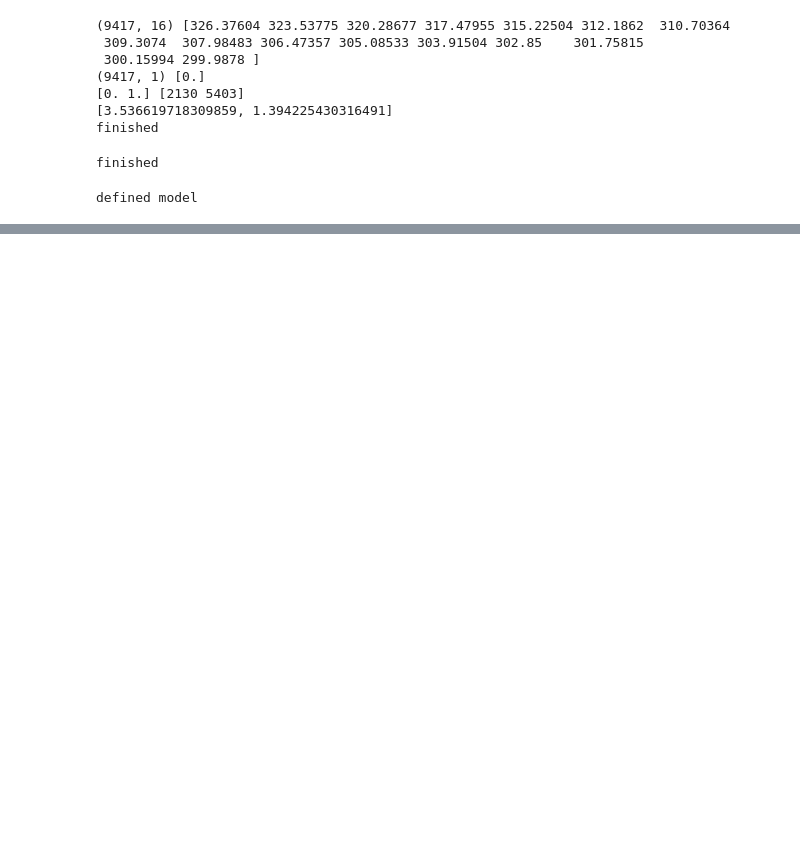
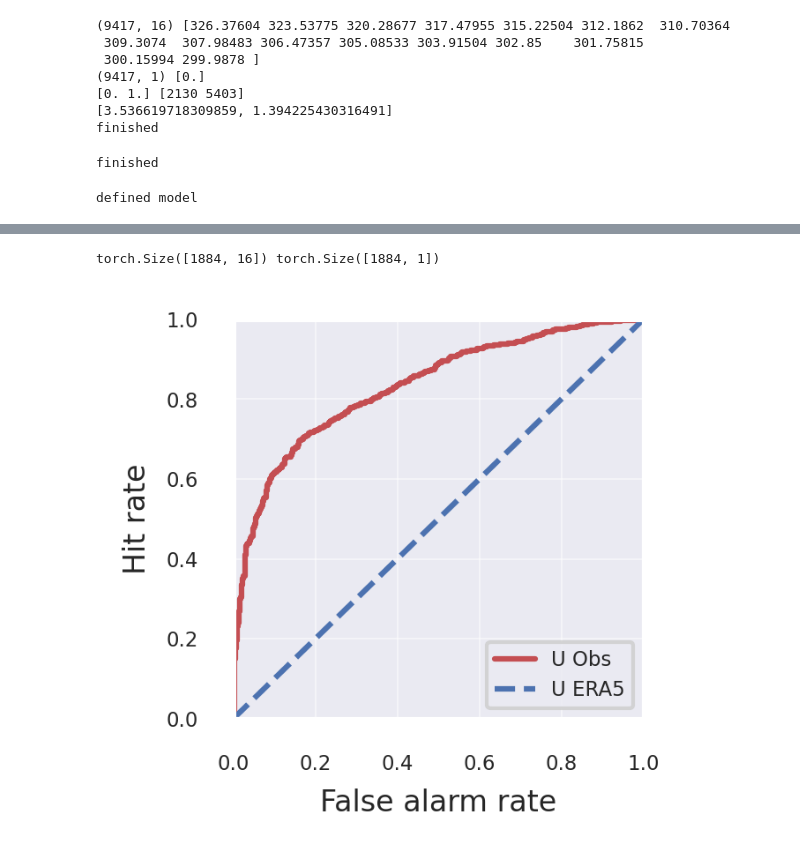
Before and after one commit to HuangJin-De/Machine-Learning-in-Atmospheric-Thermodynamics, a Jupyter notebook: hw03-1/hw03-1.ipynb, the cells around one changed output, grey strips where cells are left out. Cells and saved outputs as stored; diff of their text form; code cells hidden in the pictures; blank space fills up the shorter version.

```diff
--- a/hw03-1/hw03-1.ipynb
+++ b/hw03-1/hw03-1.ipynb
@@ -271,0 +262,25 @@ torch.Size([1884, 16]) torch.Size([1884, 1])
+# %%
+from sklearn.metrics import roc_curve, roc_auc_score, auc
+
+valid_loader=DataLoader(dataset=valid_data,batch_size=10000)
+for x,y in valid_loader:
+  print(x.shape,y.shape)
+  pred = model2(x)
+  pred = torch.sigmoid(pred)
+  x1=pred.detach().numpy()
+  y1=y.detach().numpy()
+
+rocx,rocy,_=roc_curve(y1,x1)
+roc_area=roc_auc_score(y1,x1)
+
+fig,ax=plt.subplots(figsize=(2,2),dpi=300)
+ax.plot(rocx,rocy,'r-',[0, 1],[0, 1],'b--')
+ax.set_ylim([0,1])
+ax.set_xlim([0,1])
+ax.set_xlabel('False alarm rate',fontsize=8)
+ax.set_ylabel('Hit rate',fontsize=8)
+ax.legend(['U Obs','U ERA5','V Obs','V ERA5'],loc=4)
+ax.grid(lw=0.5,alpha=0.5)
+# %% [output]
+torch.Size([1884, 16]) torch.Size([1884, 1])
+[figure, added]
```
Also changed, not shown: parts of 5 cells of this notebook.
